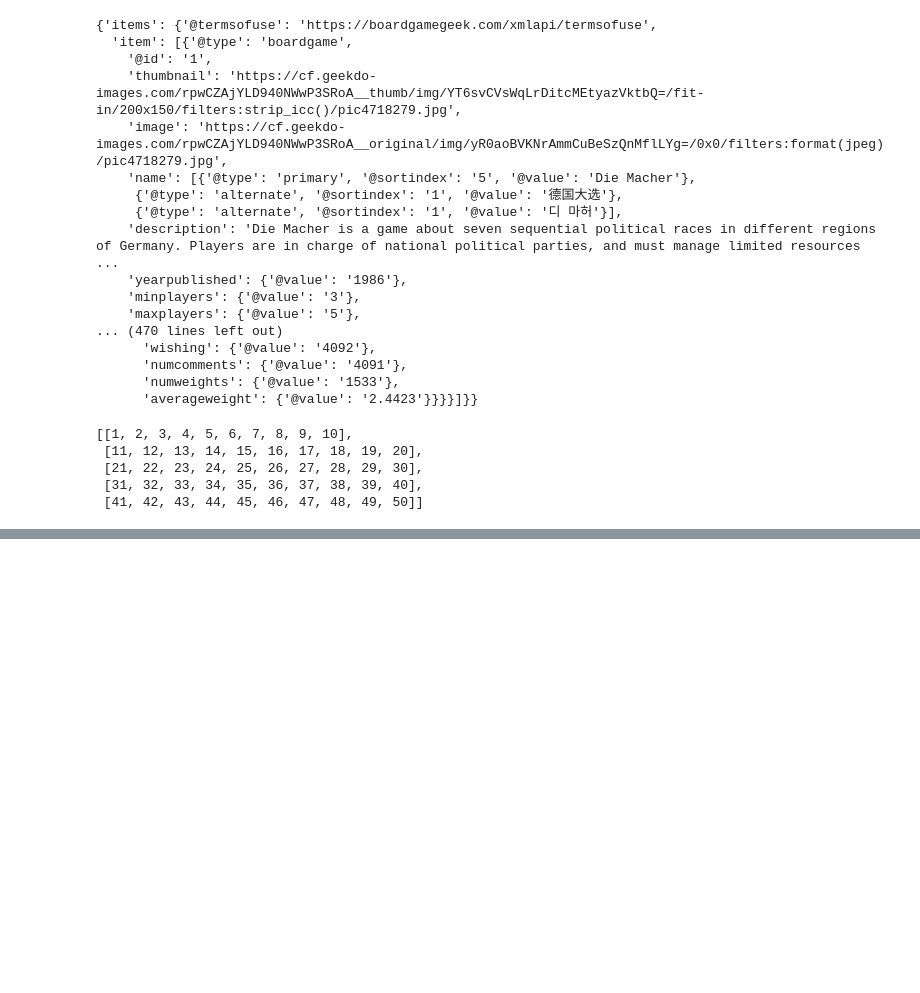
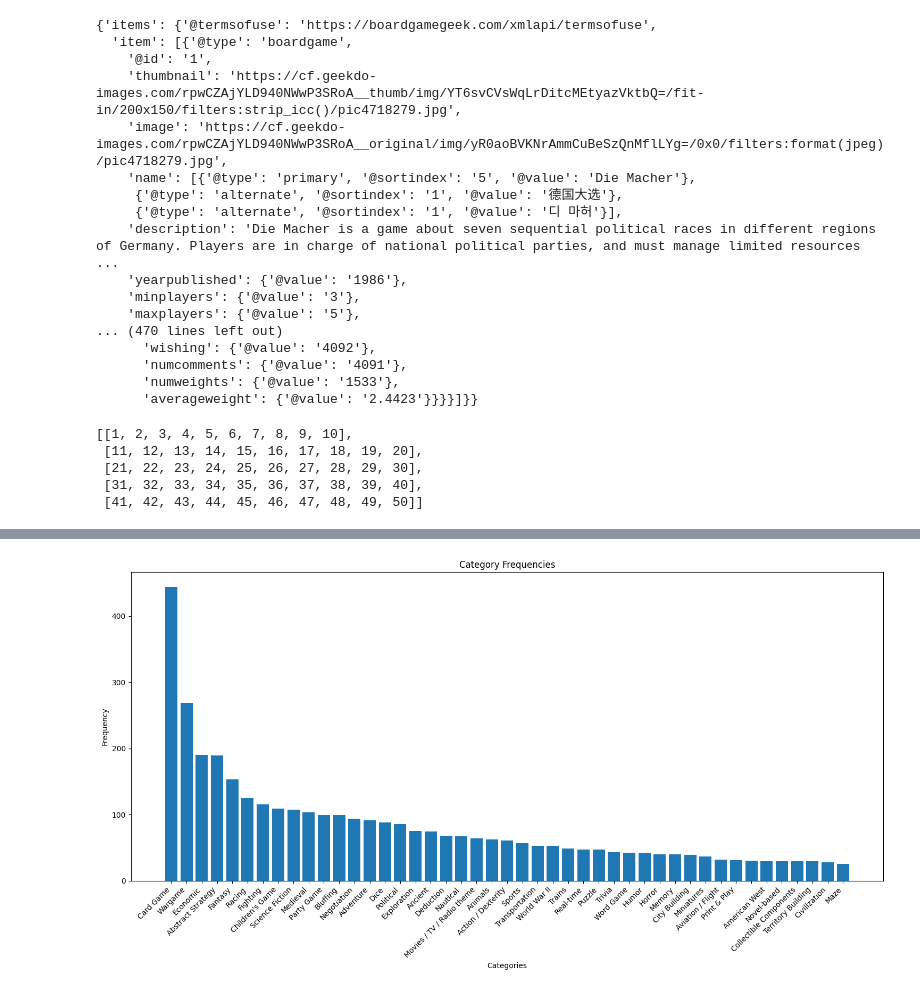
Before and after one commit to Wilowisp98/boardom_buster, a Jupyter notebook: all.ipynb, the cells around one changed output, grey strips where cells are left out. Cells and saved outputs as stored; diff of their text form; code cells hidden in the pictures; blank space fills up the shorter version.

```diff
--- a/all.ipynb
+++ b/all.ipynb
@@ -246,3 +246,7 @@ chunks
  [21, 22, 23, 24, 25, 26, 27, 28, 29, 30],
  [31, 32, 33, 34, 35, 36, 37, 38, 39, 40],
  [41, 42, 43, 44, 45, 46, 47, 48, 49, 50]]
+# %%
+import polars as pl
+
+df = pl.read_parquet("bgg/data/raw_bgg_data_20250211.parquet")
@@ -248,0 +297,60 @@ chunks
+# %%
+import polars as pl
+import matplotlib.pyplot as plt
+
+# Calculate frequencies
+frequencies = (
+    df["categories"]
+    .explode()
+    .value_counts()
+    .sort(by="count", descending=True)  # Changed from "counts" to "count"
+)
+
+filtered_frequencies = frequencies.filter(pl.col("count") >= 25)
+
+# Create the plot
+plt.figure(figsize=(15, 8))
+plt.bar(range(len(filtered_frequencies)), filtered_frequencies['count'])  # Changed from "counts" to "count"
+plt.xticks(range(len(filtered_frequencies)), filtered_frequencies['categories'], rotation=45, ha='right')
+plt.xlabel('Categories')
+plt.ylabel('Frequency')
+plt.title('Category Frequencies')
+plt.tight_layout()
+plt.show()
+
+# Print top 10 most common categories
+print("\nTop 10 most common categories:")
+print(frequencies.head(10))
+
+# Card Game
+# Party Game
+# Wargame
+# Economic
+# Abstract Strategy
+# Fantasy
+# Racing
+# Fighting
+# Children's Game
+# Science Fiction
+# Medieval
+# Bluffing
+# Negotiation
+# Adventure
+# Dice
+# Political
+# Exploration
+# Ancient
+# Deduction
+# Nautical
+# Movies / TV / Radio Theme
+# Animals
+# Action / Dexterity
+# Sports
+# Puzzle
+# Trivia
+# Word Game
+# Humor
+# Horror
+# Memory
+# %% [output]
+[figure, added]
```
Also changed, not shown: parts of 12 cells of this notebook, 10 other files.
